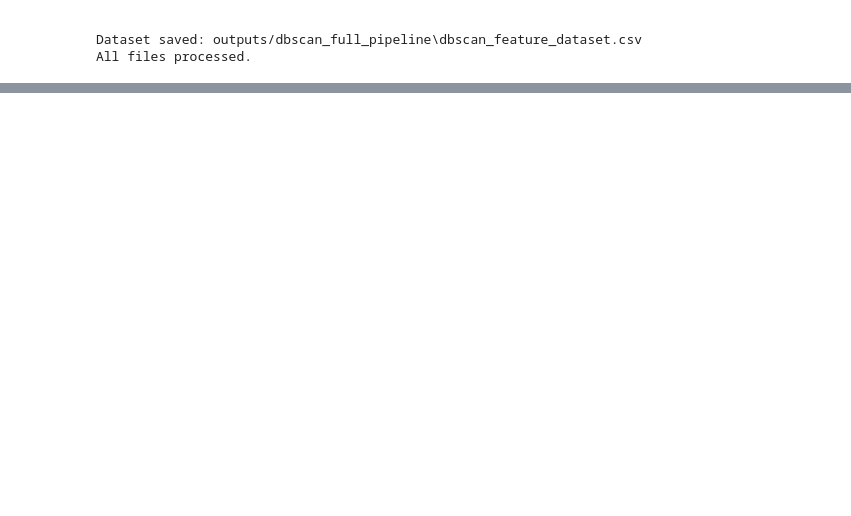
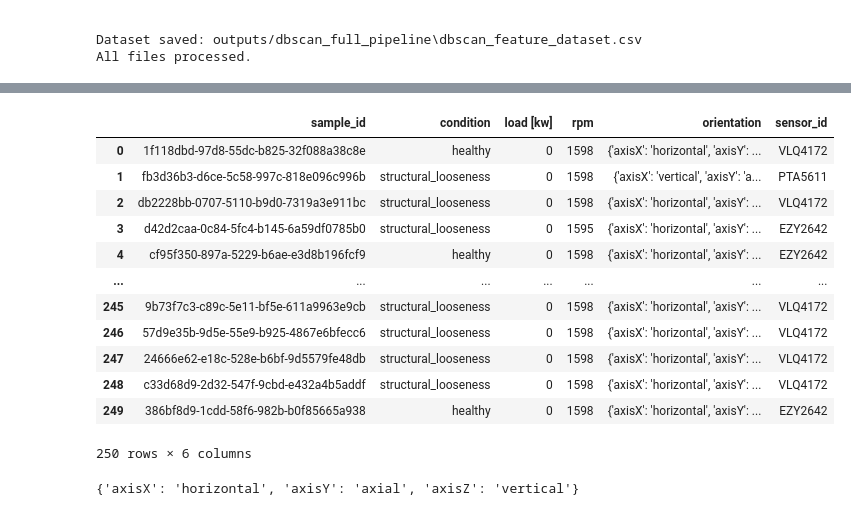
Before and after one commit to JoaoRRosa/TRACTICIAN_Challenge, a Jupyter notebook: Project.ipynb, the cells around one changed output, grey strips where cells are left out. Drawn from its saved outputs; the diff is of its cells as text; code cells hidden in the pictures; blank space fills up the shorter version.

```diff
--- a/Project.ipynb
+++ b/Project.ipynb
@@ -6613,0 +7028,24 @@ All files processed.
+# %%
+path = r'.\part_2\part_3_metadata.csv'
+df_meta_data = pd.read_csv(path)
+df_meta_data
+# %% [output]
+|  | sample_id | condition | load [kw] | rpm | orientation | sensor_id |
+| 0 | 1f118dbd-97d8-55dc-b825-32f088a38c8e | healthy | 0 | 1598 | {'axisX': 'horizontal', 'axisY': ... | VLQ4172 |
+| 1 | fb3d36b3-d6ce-5c58-997c-818e096c996b | structural_looseness | 0 | 1598 | {'axisX': 'vertical', 'axisY': 'a... | PTA5611 |
+| 2 | db2228bb-0707-5110-b9d0-7319a3e911bc | structural_looseness | 0 | 1598 | {'axisX': 'horizontal', 'axisY': ... | VLQ4172 |
+| 3 | d42d2caa-0c84-5fc4-b145-6a59df0785b0 | structural_looseness | 0 | 1595 | {'axisX': 'horizontal', 'axisY': ... | EZY2642 |
+| 4 | cf95f350-897a-5229-b6ae-e3d8b196fcf9 | healthy | 0 | 1598 | {'axisX': 'horizontal', 'axisY': ... | EZY2642 |
+| ... | ... | ... | ... | ... | ... | ... |
+| 245 | 9b73f7c3-c89c-5e11-bf5e-611a9963e9cb | structural_looseness | 0 | 1598 | {'axisX': 'horizontal', 'axisY': ... | VLQ4172 |
+| 246 | 57d9e35b-9d5e-55e9-b925-4867e6bfecc6 | structural_looseness | 0 | 1598 | {'axisX': 'horizontal', 'axisY': ... | VLQ4172 |
+| 247 | 24666e62-e18c-528e-b6bf-9d5579fe48db | structural_looseness | 0 | 1598 | {'axisX': 'horizontal', 'axisY': ... | VLQ4172 |
+| 248 | c33d68d9-2d32-547f-9cbd-e432a4b5addf | structural_looseness | 0 | 1598 | {'axisX': 'horizontal', 'axisY': ... | VLQ4172 |
+| 249 | 386bf8d9-1cdd-58f6-982b-b0f85665a938 | healthy | 0 | 1598 | {'axisX': 'horizontal', 'axisY': ... | EZY2642 |
+250 rows × 6 columns
+# %%
+df_meta_data.query("sample_id=='0a0278ef-d2b3-5dc8-91cb-cc03d4dbc479'")
+mask = df_meta_data["sample_id"] == '0a0278ef-d2b3-5dc8-91cb-cc03d4dbc479'
+eval(df_meta_data.loc[mask,'orientation'].values[0])
+# %% [output]
+{'axisX': 'horizontal', 'axisY': 'axial', 'axisZ': 'vertical'}
```
Also changed, not shown: parts of 17 cells of this notebook, 2 other files.
